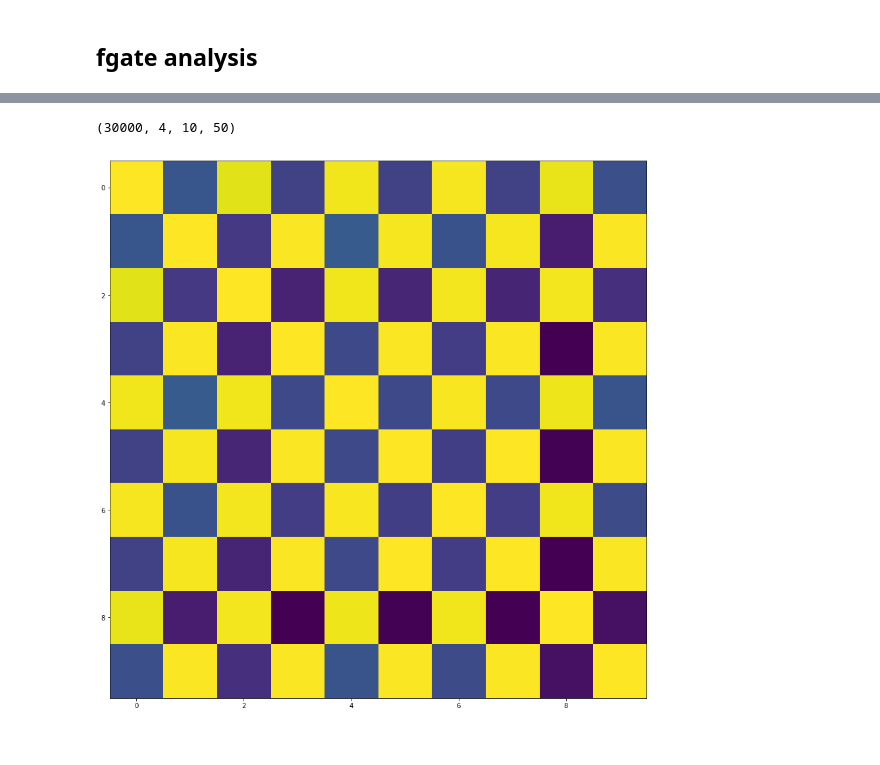
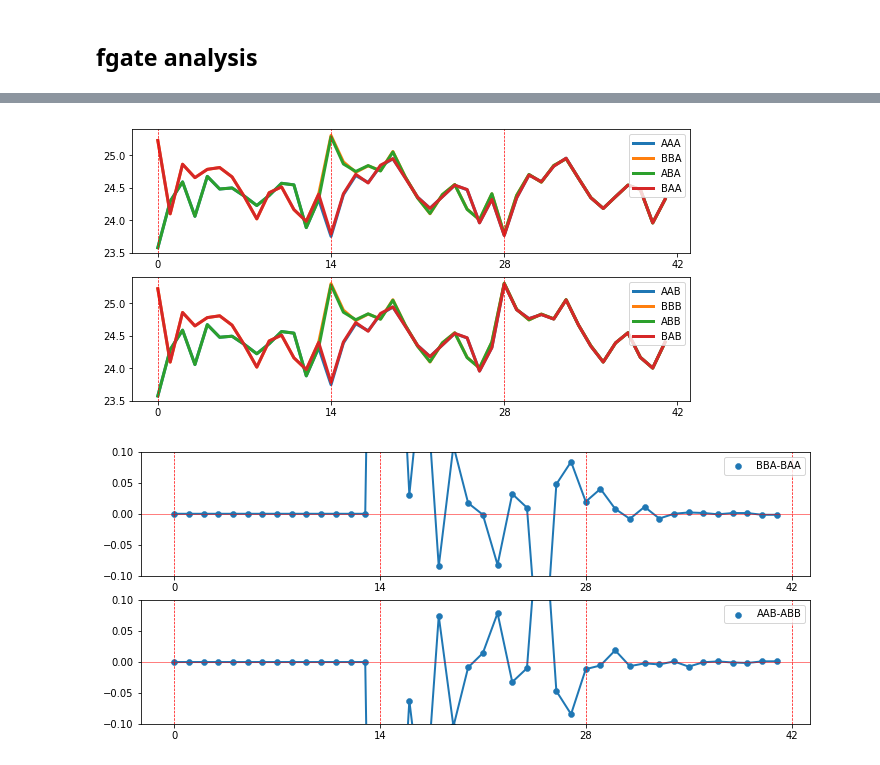
Before and after one commit to andrebeu/cswNets, a Jupyter notebook: cswNets.ipynb, the cells around one changed output, grey strips where cells are left out. Drawn from its saved outputs; the diff is of its cells as text; code cells hidden in the pictures.

Commit message:
fgate_analysis

```diff
--- a/cswNets.ipynb
+++ b/cswNets.ipynb
@@ -276,8 +78,0 @@ curriculum (20000, 1)
-# %%
-plt.figure(figsize=(20,8))
-ax = plt.gca()
-ax.plot(yhat_data[:,0,2,0,(3,4)])
-ax.axvline(20000,c='r',ls='--')
-ax.set_ylim(0,1)
-plt.title('midway noise',size=30)
-plt.savefig('midway_noise')
@@ -315,6 +78,0 @@ curriculum (100, 250)
-# %%
-fig,axarr = plt.subplots(3,3,figsize=(30,20)); axarr = axarr.reshape(-1)
-for ax,yhat_data in zip(axarr,L):
-  ax.plot(yhat_data[:,0,2,0,(3,4)])
-  ax.set_ylim(0,1)
-# plt.savefig('lstm05-flush-adam01-csw90-depth2-250epb')
@@ -325,6 +78,0 @@ for ax,yhat_data in zip(axarr,L):
-# %%
-plt.figure(figsize=(20,8))
-ax = plt.gca()
-ax.plot(yhat_data[-100:,0,2,0,(3,4)],lw=3)
-ax.set_ylim(0,1)
-# plt.savefig('figures/1epb_oscilation_loss')
@@ -333,9 +79,26 @@ ax.set_ylim(0,1)
-# %%
-plt.figure(figsize=(15,15))
-print(pred_data['states'].shape)
-state_traj = pred_data['states'][-10:,0,5,:]
-plt.imshow(np.corrcoef(state_traj))
-plt.savefig('figures/1epb_oscilation_stateRSA')
-# %% [output]
-(30000, 4, 10, 50)
-[figure, removed]
+# %%
+fig,axarr = plt.subplots(2,1,figsize=(10,5)); axarr=axarr.reshape(-1)
+
+for seq in ['AAA','BBA','ABA','BAA']:
+  Xeval,Yeval = CSWMLTask(1).get_Xeval2(seq)
+  evalstep_data = trainer.eval_step(Xeval,Yeval)
+  sum_fgate = np.sum(evalstep_data['fgate'][0],1)
+  axarr[0].plot(sum_fgate,label=seq,lw=3)
+
+for seq in ['AAB','BBB','ABB','BAB']:
+  Xeval,Yeval = CSWMLTask(1).get_Xeval2(seq)
+  evalstep_data = trainer.eval_step(Xeval,Yeval)
+  sum_fgate = np.sum(evalstep_data['fgate'][0],1)
+  axarr[1].plot(sum_fgate,label=seq,lw=3)
+
+
+for ax in axarr:
+  for t in range(0,42,14):
+    ax.axvline(t,c='r',ls='--',lw=.7)
+  ax.legend()
+  ax.set_ylim(23.5,25.4)
+  ax.set_xticks(np.arange(0,43,14))
+
+# plt.savefig('figures/fgate not modulated by context')
+# %% [output]
+[figure, added]
@@ -341,0 +114,19 @@ plt.savefig('figures/1epb_oscilation_stateRSA')
+# %%
+fig,axarr = plt.subplots(2,1,figsize=(12,5)); axarr=axarr.reshape(-1)
+
+
+axarr[0].plot(fgate_dataD['BBA']-fgate_dataD['BAA'],lw=2)
+axarr[0].scatter(range(42),fgate_dataD['BBA']-fgate_dataD['BAA'],lw=.5,label='BBA-BAA')
+axarr[1].plot(fgate_dataD['AAB']-fgate_dataD['ABB'],lw=2)
+axarr[1].scatter(range(42),fgate_dataD['AAB']-fgate_dataD['ABB'],lw=.5,label='AAB-ABB')
+
+for ax in axarr:
+  for t in range(0,43,14):
+    ax.axvline(t,c='r',ls='--',lw=.7)
+  ax.legend()
+  ax.set_ylim(-.1,.1)
+  ax.set_xticks(np.arange(0,43,14))
+  ax.axhline(0,c='r',lw=.5)
+plt.savefig('figures/context_effect_on_fgate')
+# %% [output]
+[figure, added]
```
Also changed, not shown: parts of 49 cells of this notebook, 18 other files.
